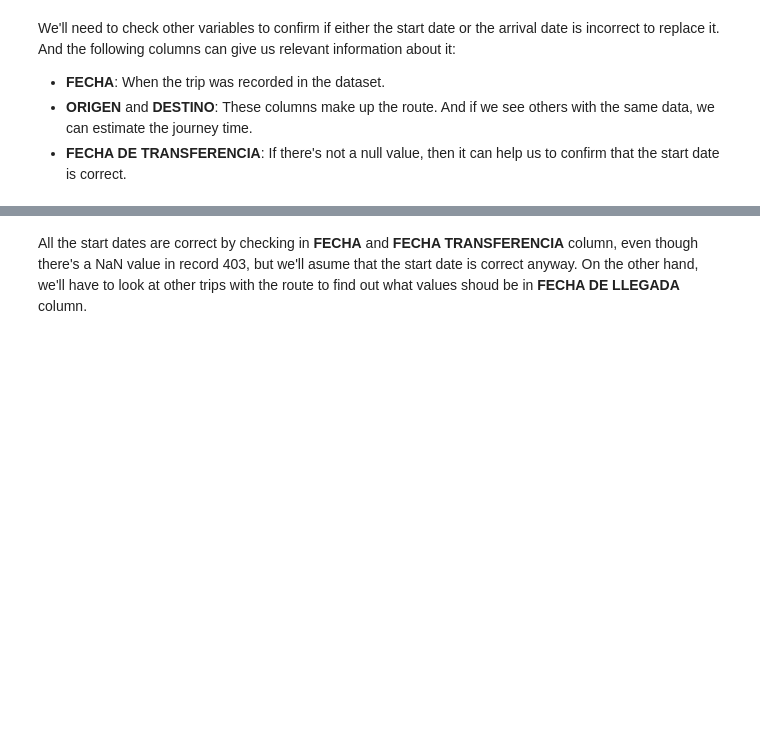
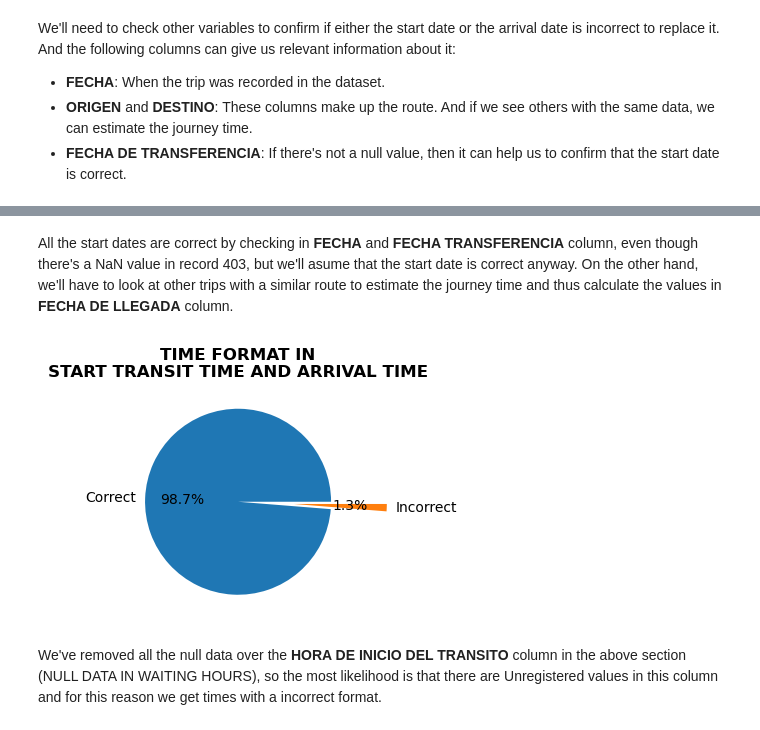
Before and after one commit to CarlosFOL/Transport_Company_Analysis, a Jupyter notebook: notebooks/data_cleaning.ipynb, the cells around one changed output, grey strips where cells are left out. Saved outputs shown, nothing was run; the diff lists cells and outputs as text; code cells hidden in the pictures; blank space fills up the shorter version.

```diff
--- a/notebooks/data_cleaning.ipynb
+++ b/notebooks/data_cleaning.ipynb
@@ -463,4 +460,35 @@ df_inconTime.loc[:,
 | 476 | 2023-08-09 | 2023-08-09 00:00:00 | 2023-08-08 00:00:00 | MACROPOLIS | RMB VES | 2023-08-09 00:00:00 |
 | 1631 | 2023-09-18 | 2023-09-18 00:00:00 | 2023-08-19 00:00:00 | CD LURIN | SUC. AREQUIPA | 18/09 Y 20/09 |
 # %% [markdown]
-All the start dates are correct by checking in **FECHA** and **FECHA TRANSFERENCIA** column, even though there's a NaN value in record 403, but we'll asume that the start date is correct anyway. On the other hand, we'll have to look at other trips with the route to find out what values shoud be in **FECHA DE LLEGADA** column.
+All the start dates are correct by checking in **FECHA** and **FECHA TRANSFERENCIA** column, even though there's a NaN value in record 403, but we'll asume that the start date is correct anyway. On the other hand, we'll have to look at other trips with a similar route to estimate the journey time and thus calculate the values in **FECHA DE LLEGADA** column.
+# %%
+# Use the columns Transit Start Time and Arrival Time to check the format time
+start_arr_times = trip_dates.get_datetimes_obj().loc[:,
+                                                   ['HORA DE INICIO DEL TRANSITO',
+                                                    'HORA DE LLEGADA DESTINO']
+                                                   ].copy()
+start_arr_times['Correct_Format'] = start_arr_times.apply(
+    lambda x:
+        check_format_time(x['HORA DE INICIO DEL TRANSITO']) +
+        check_format_time(x['HORA DE LLEGADA DESTINO']),
+        axis = 1
+    )
+# Visualize the proportion of correct times in both columns
+time_format = start_arr_times['Correct_Format'].value_counts()
+time_format[1] = time_format[[1, 0]].sum(); time_format = time_format[[2, 1]]
+time_format.index = ['Correct', 'Incorrect']
+time_format.name = None
+time_format.plot(
+    kind = 'pie',
+    autopct = '%.01f%%',
+    figsize = (3, 4),
+    explode = (0, 0.6)
+)
+plt.title('TIME FORMAT IN\nSTART TRANSIT TIME AND ARRIVAL TIME',
+          fontdict = {'weight': 'bold',
+                      'size': 'large'})
+plt.show()
+# %% [output]
+[figure, added]
+# %% [markdown]
+We've removed all the null data over the **HORA DE INICIO DEL TRANSITO** column in the above section (NULL DATA IN WAITING HOURS), so the most likelihood is that there are Unregistered values in this column and for this reason we get times with a incorrect format.
```
Also changed, not shown: parts of 21 cells of this notebook, 4 other files.
